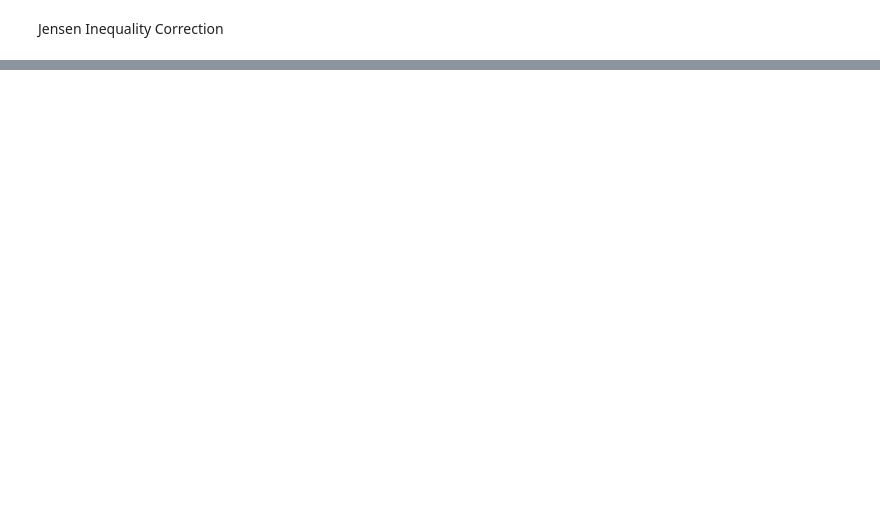
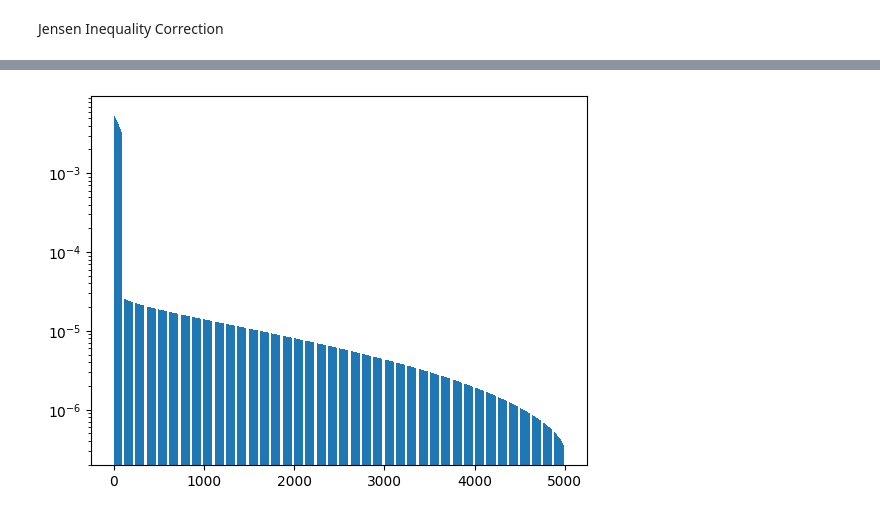
Before and after one commit to theideasmith/FCNX-Ensembling, a Jupyter notebook: journal/ErfNNGPEigs.ipynb, the cells around one changed output, grey strips where cells are left out. Drawn from its saved outputs; the diff is of its cells as text; code cells hidden in the pictures; blank space fills up the shorter version.

```diff
--- a/journal/ErfNNGPEigs.ipynb
+++ b/journal/ErfNNGPEigs.ipynb
@@ -436,0 +211,5 @@ Ratio:                     1.012895
+# %%
+device = "cuda:0"
+torch.manual_seed(42)
+std0 = np.sqrt(sigma_W0_sq)
+W0 =  torch.empty(ens, n1, d, device=device).normal_(0.0, std0)
@@ -436,0 +405,16 @@ Ratio:                     1.012895
+# %%
+d = state["W0"].shape[2]
+n1 = state["W0"].shape[1]
+ens = state["W0"].shape[0]
+sigma_W0_sq = 1.0 / d
+sigma_A_sq = 1.0 / (n1 * 80)
+# Generate model out of state dict
+model_loaded = FCN2NetworkActivationGeneric(
+    d=d,
+    n1=n1,
+    P=None,  # not needed for this analysis
+    ens=ens,
+    activation="erf",
+    weight_initialization_variance=(sigma_W0_sq, sigma_A_sq),
+    device="cuda:0" if torch.cuda.is_available() else "cpu"
+).to(dtype=torch.float64)
@@ -436,0 +502,8 @@ Ratio:                     1.012895
+# %%
+Xinf = torch.randn(5000, d, dtype=dtype, device=device)
+eigs = torch.linalg.eigvalsh(model_loaded.H_Kernel(Xinf)) / 5000
+# %%
+plt.bar(range(eigs.shape[0]), eigs.sort(descending=True)[0].cpu().numpy())
+plt.yscale('log')
+# %% [output]
+[figure, added]
```
Also changed, not shown: parts of 24 cells of this notebook, 15 other files.
